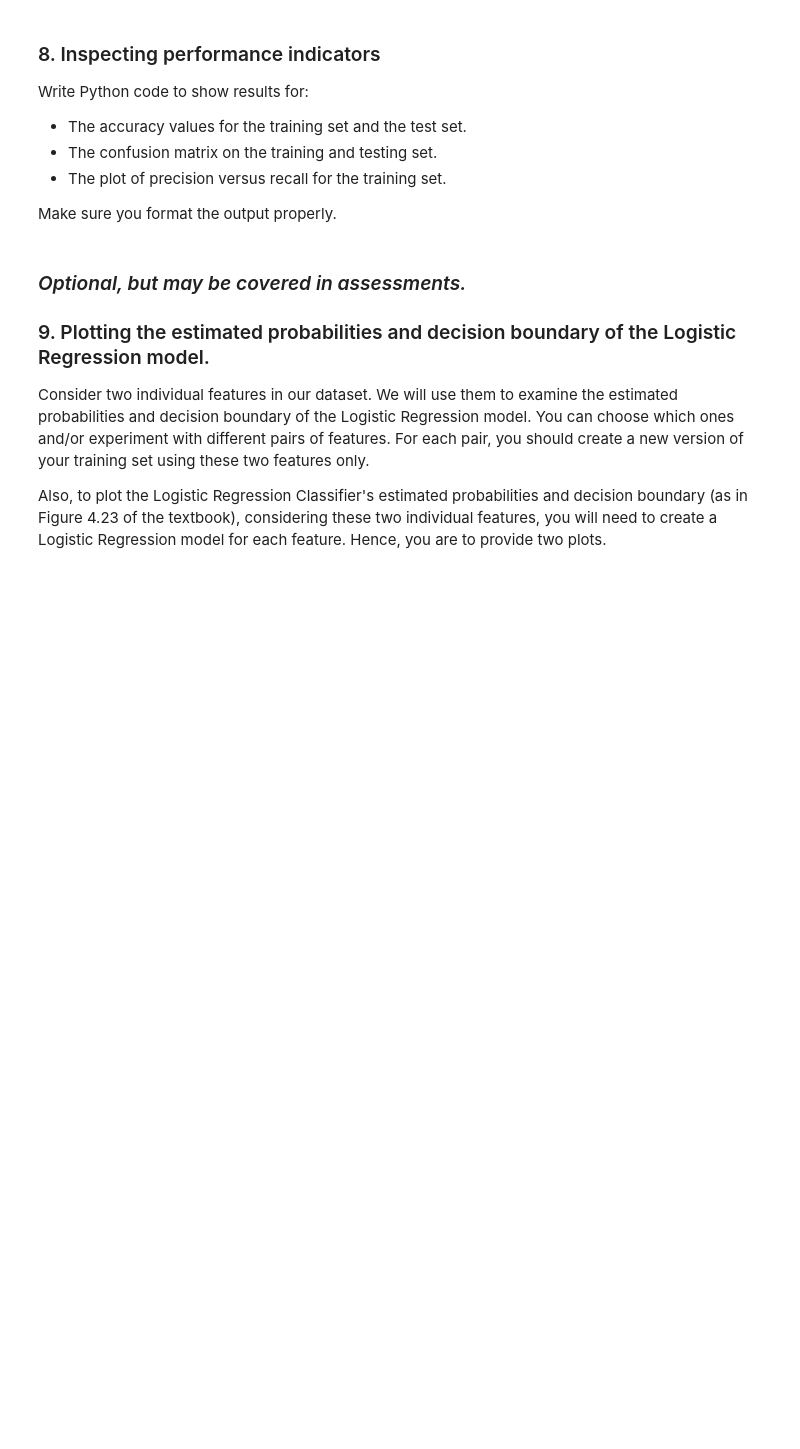
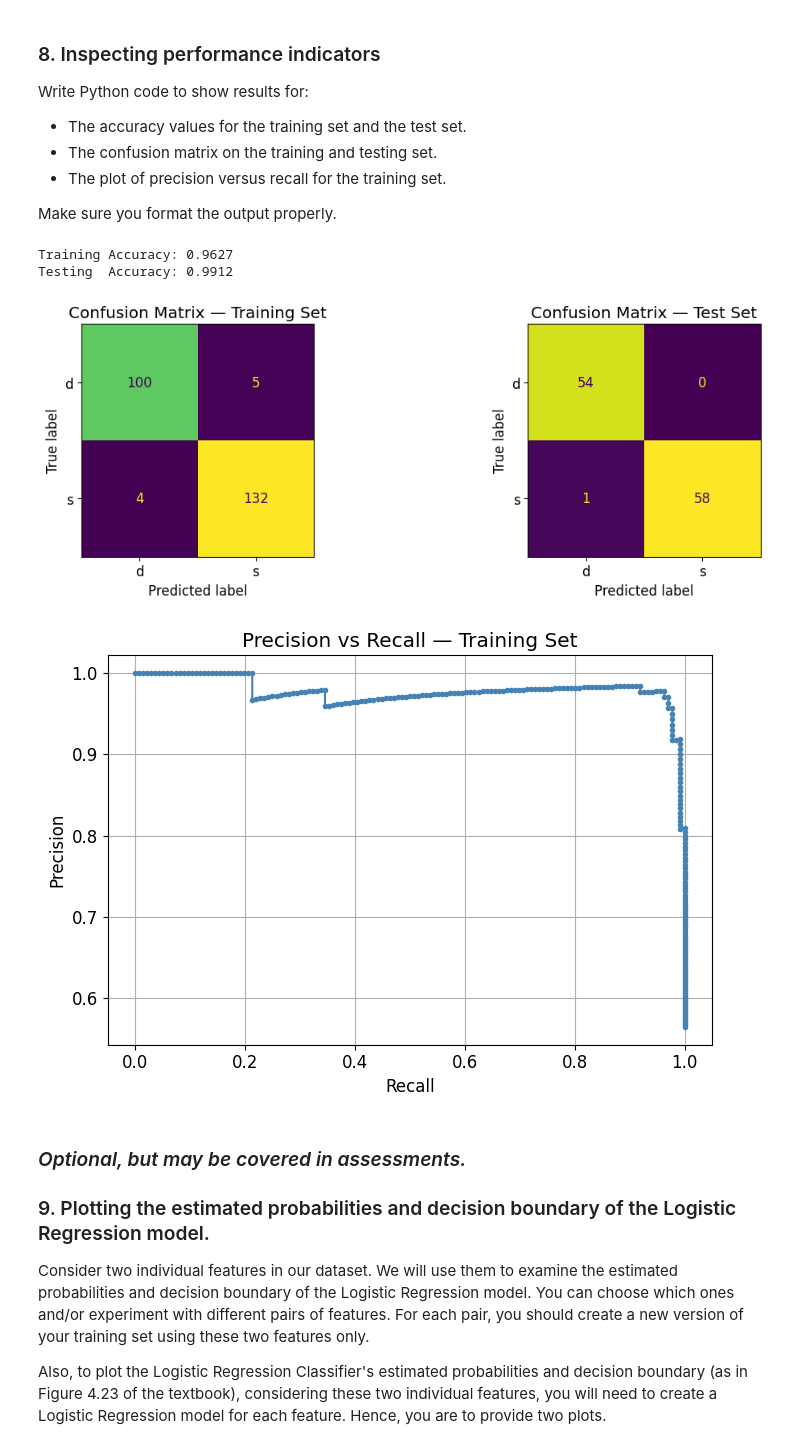
Before and after one commit to somid05/ML-2026, a Jupyter notebook: W3/labsheet2(1).ipynb, the cells around one changed output. Drawn from its saved outputs; the diff is of its cells as text; code cells hidden in the pictures; blank space fills up the shorter version.

```diff
--- a/W3/labsheet2(1).ipynb
+++ b/W3/labsheet2(1).ipynb
@@ -263,7 +292,9 @@ class MyLogisticRegression:
 # %%
 
 my_model = MyLogisticRegression(learning_rate=0.01, max_iter=1000)
-my_model.fit(X_train, y_train) #fit the model to the training data
-y_pred_my_model = my_model.predict(X_test)
-print(classification_report(y_test, y_pred_my_model))
+my_model.fit(X_train_scaled, y_train_binary) #fit the model to the training data
+y_pred_my_model = my_model.predict(X_test_scaled) #make predictions on the testing set
+print(classification_report(y_test_binary, y_pred_my_model))
+print(confusion_matrix(y_test_binary, y_pred_my_model))
+print(accuracy_score(y_test_binary, y_pred_my_model))
 # %% [output]
@@ -279,7 +321,49 @@ Write Python code to show results for:
 
 Make sure you format the output properly.
 # %%
-# ...
+from sklearn.metrics import (confusion_matrix, ConfusionMatrixDisplay,
+                              precision_recall_curve, accuracy_score)
+
+class_names = ['d', 's']
+
+# --- Accuracy ---
+train_acc = accuracy_score(y_train, model.predict(X_train))
+test_acc  = accuracy_score(y_test,  y_pred)
+print(f'Training Accuracy: {train_acc:.4f}')
+print(f'Testing  Accuracy: {test_acc:.4f}')
+
+# --- Confusion Matrix: Training ---
+fig, axes = plt.subplots(1, 2, figsize=(12, 4))
+
+cm_train = confusion_matrix(y_train, model.predict(X_train))
+ConfusionMatrixDisplay(cm_train, display_labels=class_names).plot(ax=axes[0], colorbar=False)
+axes[0].set_title('Confusion Matrix — Training Set')
+
+# --- Confusion Matrix: Testing ---
+cm_test = confusion_matrix(y_test, y_pred)
+ConfusionMatrixDisplay(cm_test, display_labels=class_names).plot(ax=axes[1], colorbar=False)
+axes[1].set_title('Confusion Matrix — Test Set')
+
+plt.tight_layout()
+plt.show()
+
+# --- Precision-Recall Curve (Training Set) ---
+y_train_scores = model.predict_proba(X_train)[:, 1]  # probabilities for class 's'
+precision, recall, thresholds = precision_recall_curve(y_train, y_train_scores, pos_label='s')
+
+plt.figure(figsize=(7, 5))
+plt.plot(recall, precision, marker='.', color='steelblue')
+plt.xlabel('Recall')
+plt.ylabel('Precision')
+plt.title('Precision vs Recall — Training Set')
+plt.grid(True)
+plt.tight_layout()
+plt.show()
+# %% [output]
+Training Accuracy: 0.9627
+Testing  Accuracy: 0.9912
+[figure, added]
+[figure, added]
 # %% [markdown]
 ### *Optional, but may be covered in assessments.*
 
```
Also changed, not shown: parts of 8 cells of this notebook, 1 other file.
